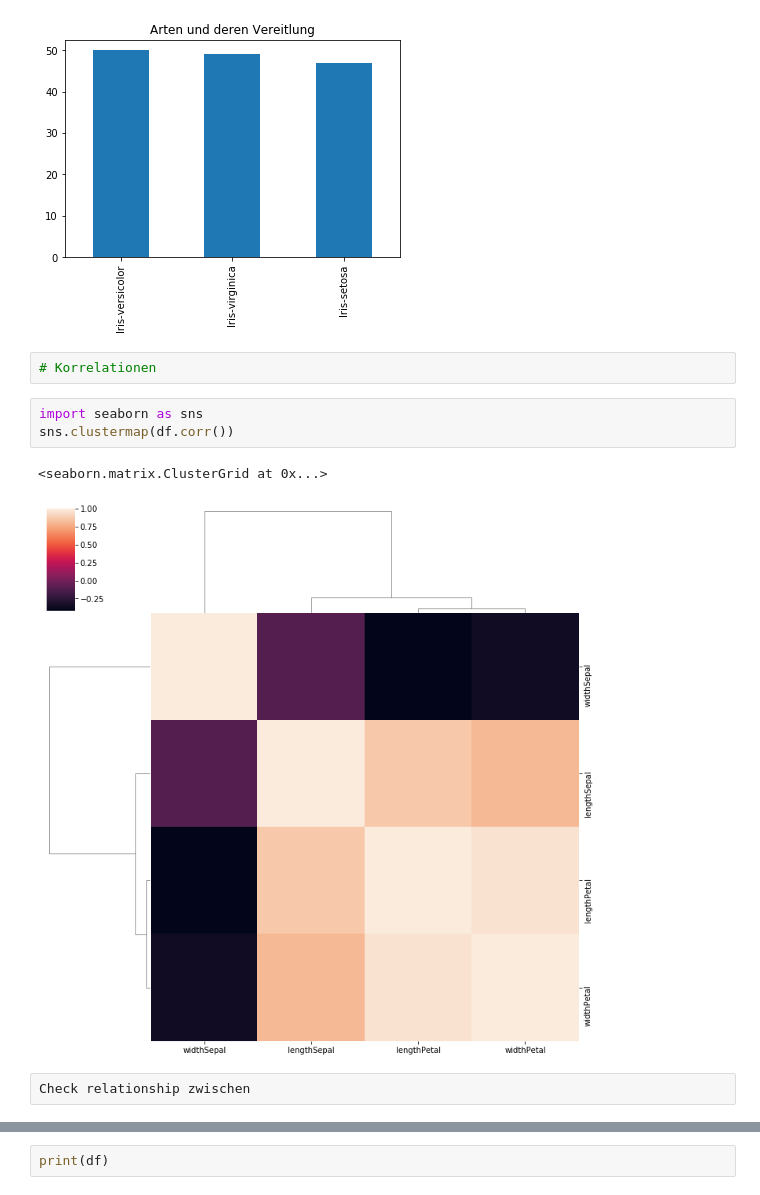
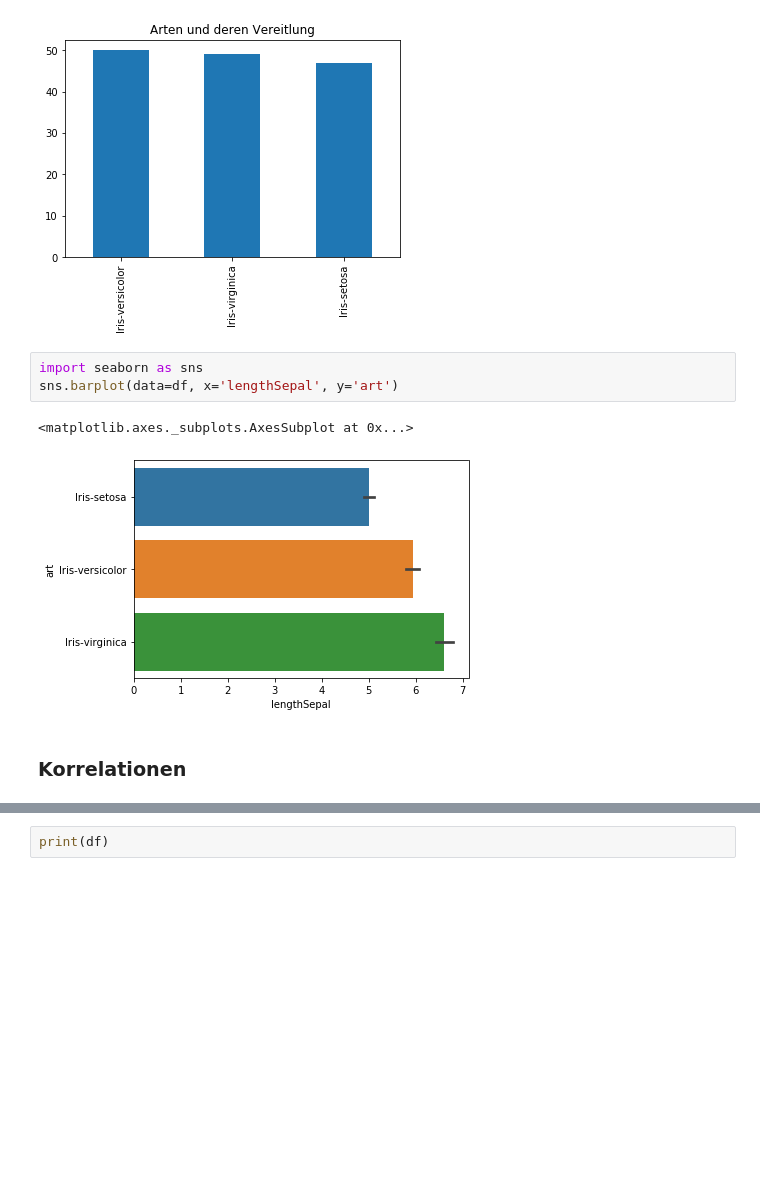
Before and after one commit to JHC90/Basic-DataScience-Skills, a Jupyter notebook: Sample-Projects/Iris/Iris-WorkThrough.ipynb, the cells around one changed output, grey strips where cells are left out. Cells and saved outputs as stored; diff of their text form; blank space fills up the shorter version.

```diff
--- a/Sample-Projects/Iris/Iris-WorkThrough.ipynb
+++ b/Sample-Projects/Iris/Iris-WorkThrough.ipynb
@@ -233,13 +245,11 @@ df['art'].value_counts().plot('bar').set_title('Arten und deren Vereitlung')
 `Series.plot()` should not be called with positional arguments, only keyword arguments. The order of positional arguments will change in the future. Use `Series.plot(kind='bar')` instead of `Series.pl ...
 Text(0.5, 1.0, 'Arten und deren Vereitlung')
 [figure]
-# %%
-# Korrelationen
 # %%
 import seaborn as sns
-sns.clustermap(df.corr())
+sns.barplot(data=df, x='lengthSepal', y='art')
 # %% [output]
-<seaborn.matrix.ClusterGrid at 0x...>
+<matplotlib.axes._subplots.AxesSubplot at 0x...>
-[figure, old version]
+[figure, new version]
-# %%
-Check relationship zwischen
+# %% [markdown]
+### Korrelationen
```
Also changed, not shown: parts of 33 cells of this notebook, 10 other files.
